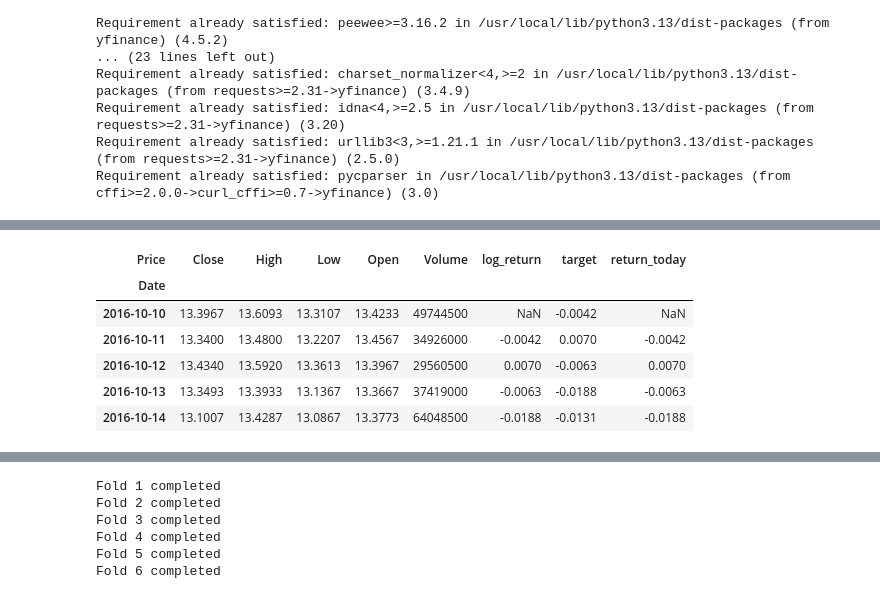
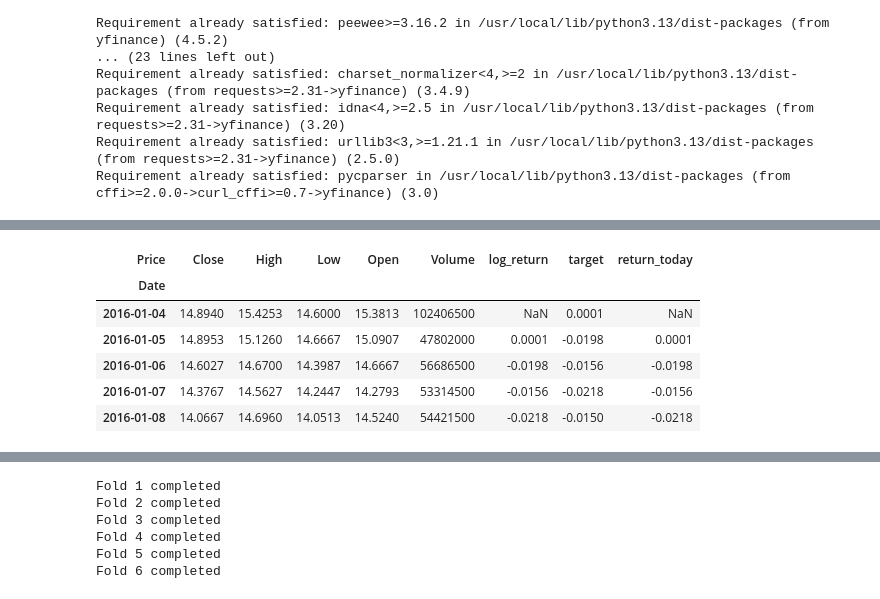
Before and after one commit to phhien203/ML-foundations, a Jupyter notebook: TSLA_Forecast_Evaluation_Hien.ipynb, the cells around one changed output, grey strips where cells are left out. Saved outputs shown, nothing was run; the diff lists cells and outputs as text; code cells hidden in the pictures.

```diff
--- a/TSLA_Forecast_Evaluation_Hien.ipynb
+++ b/TSLA_Forecast_Evaluation_Hien.ipynb
@@ -37,31 +55,34 @@ from sklearn.pipeline import make_pipeline
 plt.style.use('seaborn-v0_8-whitegrid' if 'seaborn-v0_8-whitegrid' in plt.style.available else 'default')
 pd.set_option('display.float_format', lambda x: '%.4f' % x)
+# %%
+START_DATE = '2016-01-01'
+END_DATE = '2026-10-09'
+TICKER = 'TSLA'
+
+SEED = 42
+HORIZON = 1
+N_SPLITS = 6
+TEST_SIZE = 250
+GAP = HORIZON
 # %%
-START_DATE = '2016-10-08'
-END_DATE = '2026-10-08'
-
-ticker = 'TSLA'
-
-df = yf.download(
-    ticker,
+raw = yf.download(
+    TICKER,
     start=START_DATE,
     end=END_DATE,
     auto_adjust=True,
     progress=False
 )
 
-if isinstance(df.columns, pd.MultiIndex):
-  df = df.xs('TSLA', axis=1, level=1)
+if isinstance(raw.columns, pd.MultiIndex):
+  raw.columns = raw.columns.get_level_values(0)
 
-df = df.sort_index()
+raw = raw.sort_index()
 
-print('First date:', df.index.min())
-print('Last date:', df.index.max())
-print('Number of rows:', len(df))
+print('First date:', raw.index.min())
+print('Last date:', raw.index.max())
+print('Number of rows:', len(raw))
 
-print(df.isna().sum())
+print(raw.isna().sum())
 
-print(df.shape)
-display(df.head())
-display(df.tail())
+print(raw.shape)
 # %% [output]
@@ -111,15 +100,18 @@ plt.show()
 # %%
+df = raw.copy()
+
 df['log_return'] = np.log(df['Close'] / df['Close'].shift(1))
 
 df['target'] = df['log_return'].shift(-1)
+
 df['return_today'] = df['log_return']
 
 df.head()
 # %% [output]
 | Price | Close | High | Low | Open | Volume | log_return | target | return_today |
 | Date |  |  |  |  |  |  |  |  |
-| 2016-10-10 | 13.3967 | 13.6093 | 13.3107 | 13.4233 | 49744500 | NaN | -0.0042 | NaN |
-| 2016-10-11 | 13.3400 | 13.4800 | 13.2207 | 13.4567 | 34926000 | -0.0042 | 0.0070 | -0.0042 |
-| 2016-10-12 | 13.4340 | 13.5920 | 13.3613 | 13.3967 | 29560500 | 0.0070 | -0.0063 | 0.0070 |
-| 2016-10-13 | 13.3493 | 13.3933 | 13.1367 | 13.3667 | 37419000 | -0.0063 | -0.0188 | -0.0063 |
-| 2016-10-14 | 13.1007 | 13.4287 | 13.0867 | 13.3773 | 64048500 | -0.0188 | -0.0131 | -0.0188 |
+| 2016-01-04 | 14.8940 | 15.4253 | 14.6000 | 15.3813 | 102406500 | NaN | 0.0001 | NaN |
+| 2016-01-05 | 14.8953 | 15.1260 | 14.6667 | 15.0907 | 47802000 | 0.0001 | -0.0198 | 0.0001 |
+| 2016-01-06 | 14.6027 | 14.6700 | 14.3987 | 14.6667 | 56686500 | -0.0198 | -0.0156 | -0.0198 |
+| 2016-01-07 | 14.3767 | 14.5627 | 14.2447 | 14.2793 | 53314500 | -0.0156 | -0.0218 | -0.0156 |
+| 2016-01-08 | 14.0667 | 14.6960 | 14.0513 | 14.5240 | 54421500 | -0.0218 | -0.0150 | -0.0218 |
```
Also changed, not shown: parts of 23 cells of this notebook.
